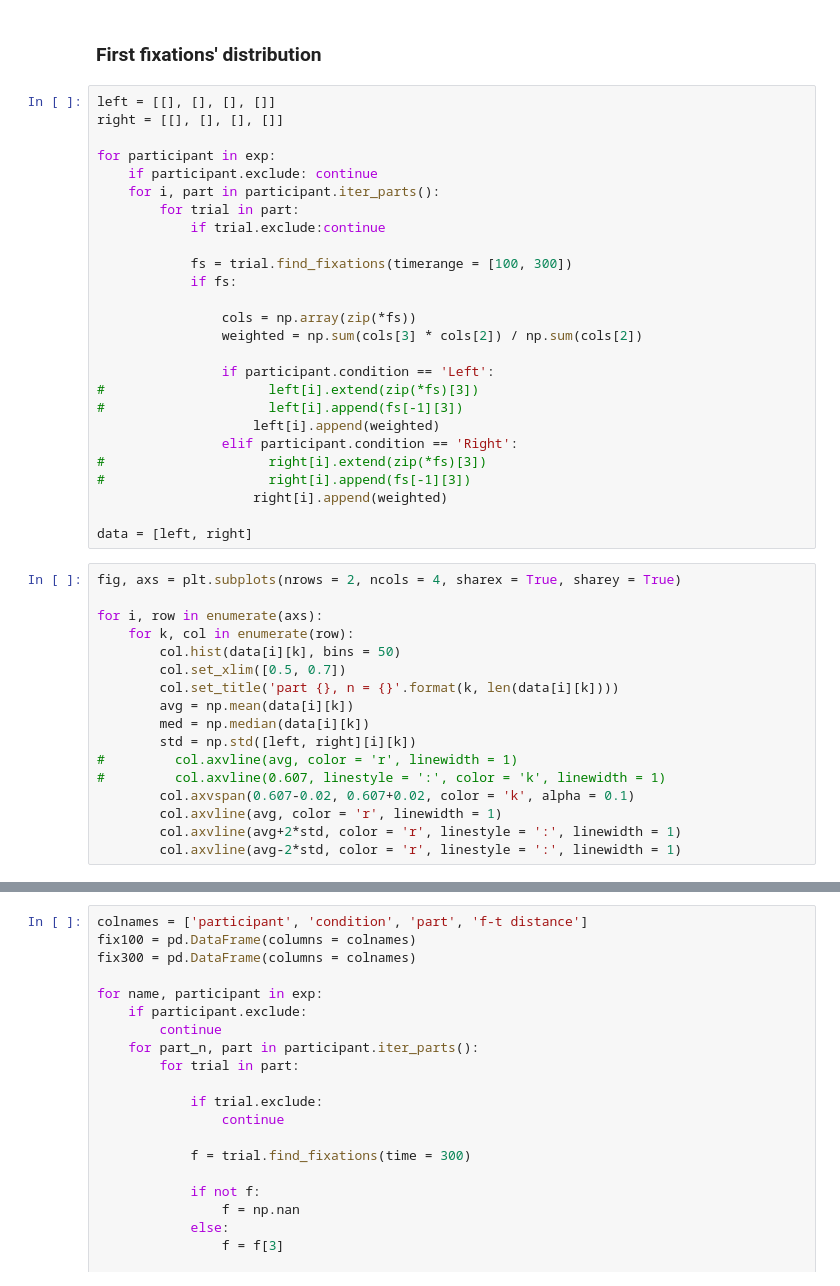
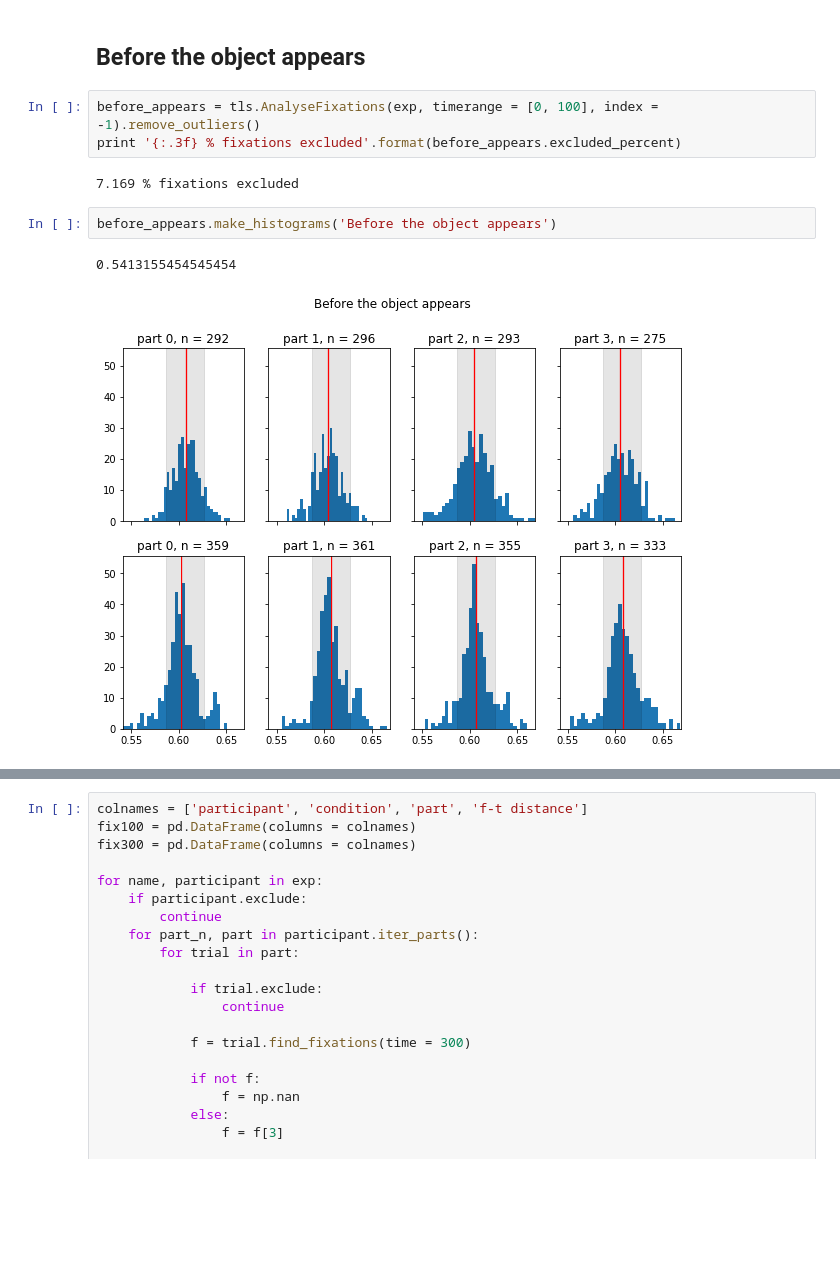
Before and after one commit to Roman-Belenya/predictive-eye-movements, a Jupyter notebook: Analysis.ipynb, the cells around one changed output, grey strips where cells are left out. Saved outputs shown, nothing was run; the diff lists cells and outputs as text; blank space fills up the shorter version.

Commit message:
made analysis graphs

```diff
--- a/Analysis.ipynb
+++ b/Analysis.ipynb
@@ -52,45 +56,12 @@ t = plt.title('Number of fixations in trials')
-# %% [markdown]
-### First fixations' distribution
-# %%
-left = [[], [], [], []]
-right = [[], [], [], []]
-
-for participant in exp:
-    if participant.exclude: continue
-    for i, part in participant.iter_parts():
-        for trial in part:
-            if trial.exclude:continue
-
-            fs = trial.find_fixations(timerange = [100, 300])
-            if fs:
-
-                cols = np.array(zip(*fs))
-                weighted = np.sum(cols[3] * cols[2]) / np.sum(cols[2])
-
-                if participant.condition == 'Left':
-#                     left[i].extend(zip(*fs)[3])
-#                     left[i].append(fs[-1][3])
-                    left[i].append(weighted)
-                elif participant.condition == 'Right':
-#                     right[i].extend(zip(*fs)[3])
-#                     right[i].append(fs[-1][3])
-                    right[i].append(weighted)
-
-data = [left, right]
-# %%
-fig, axs = plt.subplots(nrows = 2, ncols = 4, sharex = True, sharey = True)
-
-for i, row in enumerate(axs):
-    for k, col in enumerate(row):
-        col.hist(data[i][k], bins = 50)
-        col.set_xlim([0.5, 0.7])
-        col.set_title('part {}, n = {}'.format(k, len(data[i][k])))
-        avg = np.mean(data[i][k])
-        med = np.median(data[i][k])
-        std = np.std([left, right][i][k])
-#         col.axvline(avg, color = 'r', linewidth = 1)
-#         col.axvline(0.607, linestyle = ':', color = 'k', linewidth = 1)
-        col.axvspan(0.607-0.02, 0.607+0.02, color = 'k', alpha = 0.1)
-        col.axvline(avg, color = 'r', linewidth = 1)
-        col.axvline(avg+2*std, color = 'r', linestyle = ':', linewidth = 1)
-        col.axvline(avg-2*std, color = 'r', linestyle = ':', linewidth = 1)
+# %% [markdown]
+## Before the object appears
+# %%
+before_appears = tls.AnalyseFixations(exp, timerange = [0, 100], index = -1).remove_outliers()
+print '{:.3f} % fixations excluded'.format(before_appears.excluded_percent)
+# %% [output]
+7.169 % fixations excluded
+# %%
+before_appears.make_histograms('Before the object appears')
+# %% [output]
+0.5413155454545454
+[figure, added]
```
Also changed, not shown: parts of 19 cells of this notebook, 3 other files.
